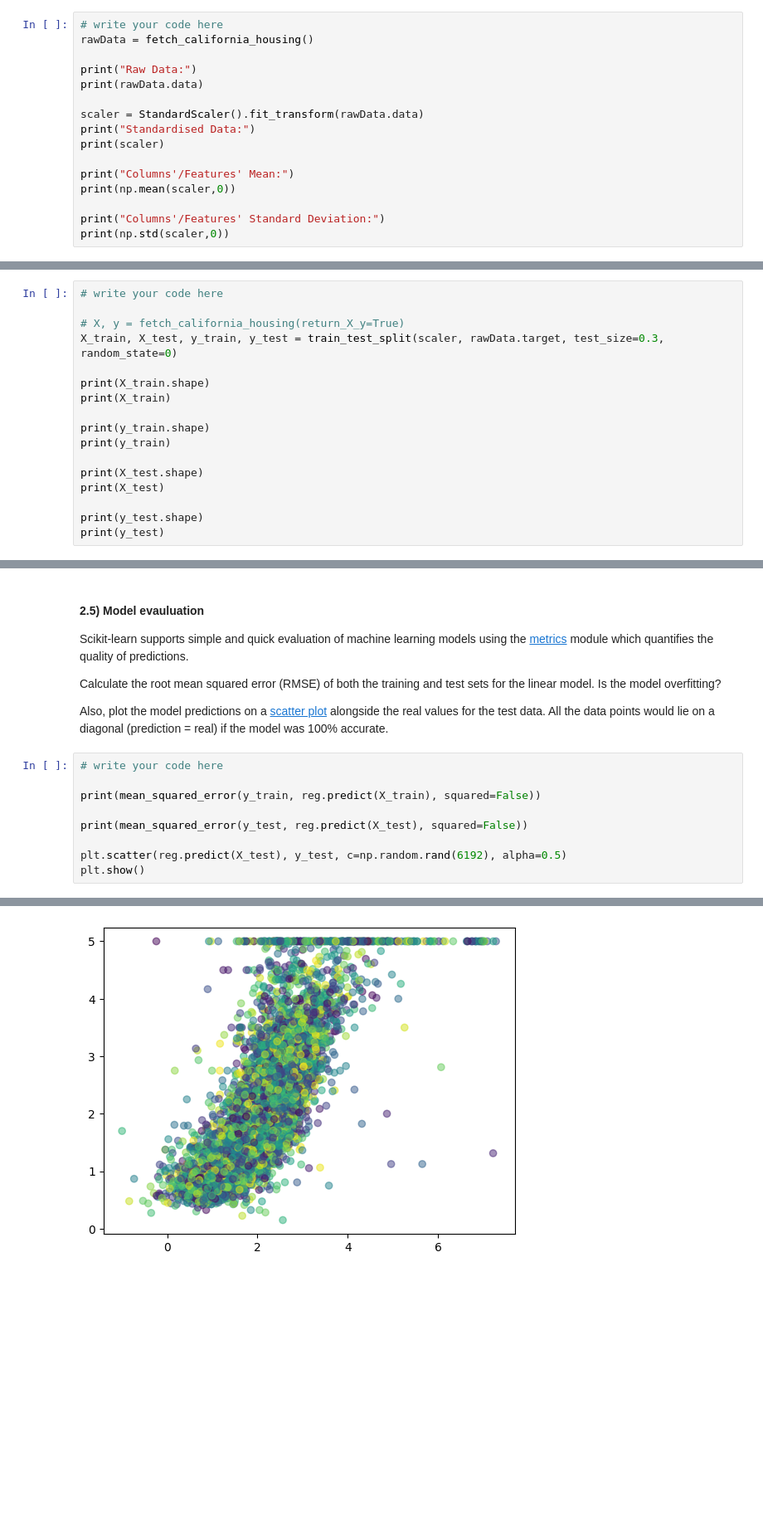
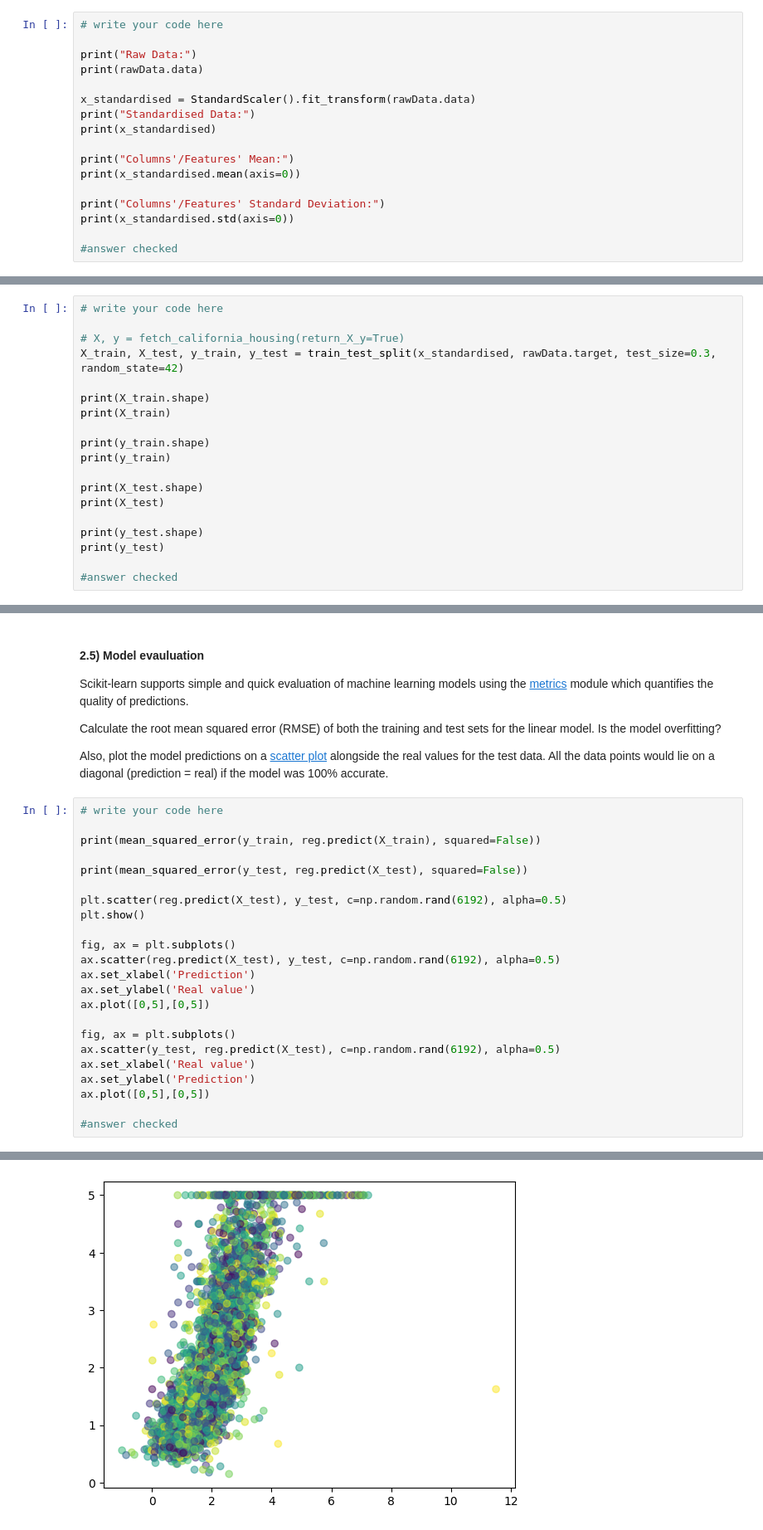
Before and after one commit to NunoAlberto/ML-Labs, a Jupyter notebook: lab1/lab1-intro_to_numpy_scikitlearn.ipynb, the cells around one changed output, grey strips where cells are left out. Shown at 83% size. Cells and saved outputs as stored; diff of their text form; blank space fills up the shorter version.

Commit message:
Answers checked

```diff
--- a/lab1/lab1-intro_to_numpy_scikitlearn.ipynb
+++ b/lab1/lab1-intro_to_numpy_scikitlearn.ipynb
@@ -479,19 +518,20 @@ The scikit-learn has a [preprocessing](https://scikit-learn.org/stable/modules/p
 Standardise the California housing training dataset loaded in the previous exercise using [StandardScaler](https://scikit-learn.org/stable/modules/generated/sklearn.preprocessing.StandardScaler.html#sklearn.preprocessing.StandardScaler). Check the features have zero mean and unit variance/standard deviation.
 # %%
 # write your code here
-rawData = fetch_california_housing()
 
 print("Raw Data:")
 print(rawData.data)
 
-scaler = StandardScaler().fit_transform(rawData.data)
+x_standardised = StandardScaler().fit_transform(rawData.data)
 print("Standardised Data:")
-print(scaler)
+print(x_standardised)
 
 print("Columns'/Features' Mean:")
-print(np.mean(scaler,0))
+print(x_standardised.mean(axis=0))
 
 print("Columns'/Features' Standard Deviation:")
-print(np.std(scaler,0))
+print(x_standardised.std(axis=0))
+
+#answer checked
 # %% [output]
 Raw Data:
@@ -526,7 +566,7 @@ Should the `random_state` parameter be specified for the `train_test_split` func
 # write your code here
 
 # X, y = fetch_california_housing(return_X_y=True)
-X_train, X_test, y_train, y_test = train_test_split(scaler, rawData.target, test_size=0.3, random_state=0)
+X_train, X_test, y_train, y_test = train_test_split(x_standardised, rawData.target, test_size=0.3, random_state=42)
 
 print(X_train.shape)
 print(X_train)
@@ -539,5 +579,7 @@ print(X_test)
 
 print(y_test.shape)
 print(y_test)
+
+#answer checked
 # %% [output]
 (14448, 8)
@@ -589,4 +633,18 @@ print(mean_squared_error(y_test, reg.predict(X_test), squared=False))
 
 plt.scatter(reg.predict(X_test), y_test, c=np.random.rand(6192), alpha=0.5)
 plt.show()
+
+fig, ax = plt.subplots()
+ax.scatter(reg.predict(X_test), y_test, c=np.random.rand(6192), alpha=0.5)
+ax.set_xlabel('Prediction')
+ax.set_ylabel('Real value')
+ax.plot([0,5],[0,5])
+
+fig, ax = plt.subplots()
+ax.scatter(y_test, reg.predict(X_test), c=np.random.rand(6192), alpha=0.5)
+ax.set_xlabel('Real value')
+ax.set_ylabel('Prediction')
+ax.plot([0,5],[0,5])
+
+#answer checked
 # %% [output]
@@ -595 +653 @@ plt.show()
-[figure, old version]
+[figure, new version]
```
Also changed, not shown: parts of 12 cells of this notebook.
